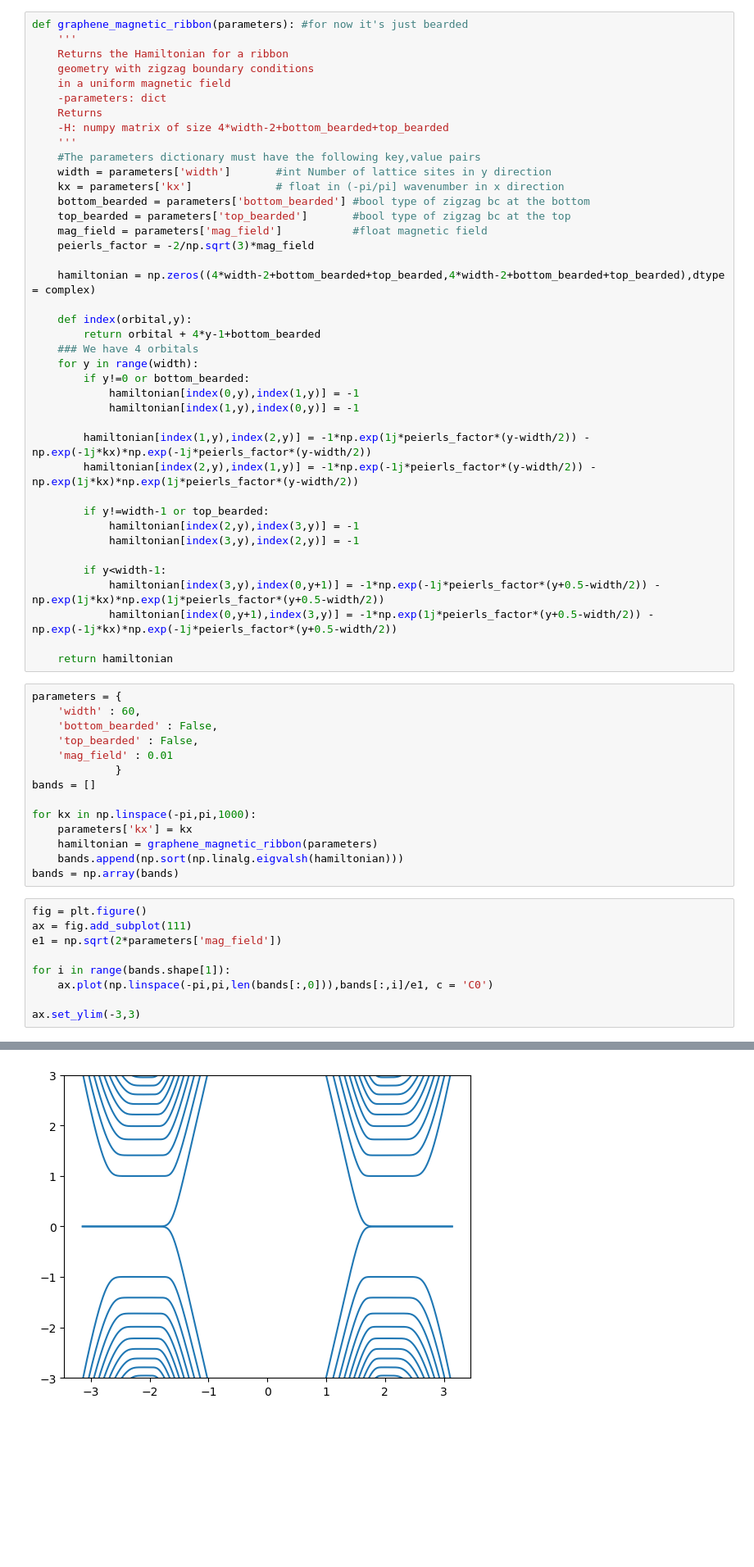
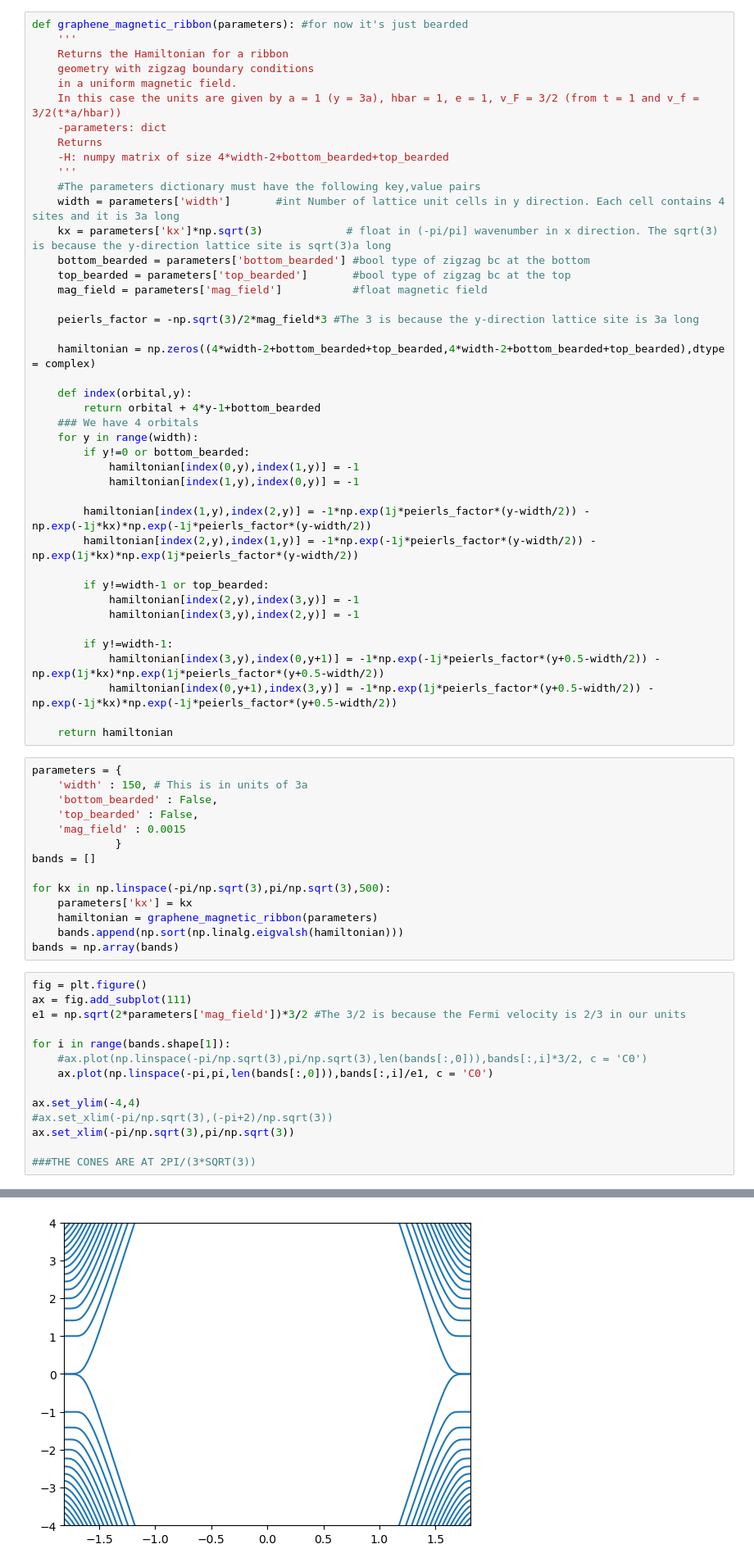
Before and after one commit to adonvel/tangent-magnetic-field, a Jupyter notebook: graphene.ipynb, the cells around one changed output, grey strips where cells are left out. Shown at 82% size. Saved outputs shown, nothing was run; the diff lists cells and outputs as text; blank space fills up the shorter version.

Commit message:
Added files to produce plots

```diff
--- a/graphene.ipynb
+++ b/graphene.ipynb
@@ -14,18 +14,20 @@ def graphene_magnetic_ribbon(parameters): #for now it's just bearded
     '''
     Returns the Hamiltonian for a ribbon
     geometry with zigzag boundary conditions
-    in a uniform magnetic field
+    in a uniform magnetic field.
+    In this case the units are given by a = 1 (y = 3a), hbar = 1, e = 1, v_F = 3/2 (from t = 1 and v_f = 3/2(t*a/hbar))
     -parameters: dict
     Returns
     -H: numpy matrix of size 4*width-2+bottom_bearded+top_bearded
     '''
     #The parameters dictionary must have the following key,value pairs
-    width = parameters['width']       #int Number of lattice sites in y direction
-    kx = parameters['kx']             # float in (-pi/pi] wavenumber in x direction
+    width = parameters['width']       #int Number of lattice unit cells in y direction. Each cell contains 4 sites and it is 3a long
+    kx = parameters['kx']*np.sqrt(3)             # float in (-pi/pi] wavenumber in x direction. The sqrt(3) is because the y-direction lattice site is sqrt(3)a long
     bottom_bearded = parameters['bottom_bearded'] #bool type of zigzag bc at the bottom
     top_bearded = parameters['top_bearded']       #bool type of zigzag bc at the top
     mag_field = parameters['mag_field']           #float magnetic field
-    peierls_factor = -2/np.sqrt(3)*mag_field
+
+    peierls_factor = -np.sqrt(3)/2*mag_field*3 #The 3 is because the y-direction lattice site is 3a long
 
     hamiltonian = np.zeros((4*width-2+bottom_bearded+top_bearded,4*width-2+bottom_bearded+top_bearded),dtype = complex)
 
@@ -44,21 +46,21 @@ def graphene_magnetic_ribbon(parameters): #for now it's just bearded
             hamiltonian[index(2,y),index(3,y)] = -1
             hamiltonian[index(3,y),index(2,y)] = -1
 
-        if y<width-1:
+        if y!=width-1:
             hamiltonian[index(3,y),index(0,y+1)] = -1*np.exp(-1j*peierls_factor*(y+0.5-width/2)) - np.exp(1j*kx)*np.exp(1j*peierls_factor*(y+0.5-width/2))
             hamiltonian[index(0,y+1),index(3,y)] = -1*np.exp(1j*peierls_factor*(y+0.5-width/2)) - np.exp(-1j*kx)*np.exp(-1j*peierls_factor*(y+0.5-width/2))
 
     return hamiltonian
 # %%
 parameters = {
-    'width' : 60,
+    'width' : 150, # This is in units of 3a
     'bottom_bearded' : False,
     'top_bearded' : False,
-    'mag_field' : 0.01
+    'mag_field' : 0.0015
              }
 bands = []
 
-for kx in np.linspace(-pi,pi,1000):
+for kx in np.linspace(-pi/np.sqrt(3),pi/np.sqrt(3),500):
     parameters['kx'] = kx
     hamiltonian = graphene_magnetic_ribbon(parameters)
     bands.append(np.sort(np.linalg.eigvalsh(hamiltonian)))
@@ -66,10 +68,15 @@ bands = np.array(bands)
 # %%
 fig = plt.figure()
 ax = fig.add_subplot(111)
-e1 = np.sqrt(2*parameters['mag_field'])
+e1 = np.sqrt(2*parameters['mag_field'])*3/2 #The 3/2 is because the Fermi velocity is 2/3 in our units
 
 for i in range(bands.shape[1]):
+    #ax.plot(np.linspace(-pi/np.sqrt(3),pi/np.sqrt(3),len(bands[:,0])),bands[:,i]*3/2, c = 'C0')
     ax.plot(np.linspace(-pi,pi,len(bands[:,0])),bands[:,i]/e1, c = 'C0')
 
-ax.set_ylim(-3,3)
+ax.set_ylim(-4,4)
+#ax.set_xlim(-pi/np.sqrt(3),(-pi+2)/np.sqrt(3))
+ax.set_xlim(-pi/np.sqrt(3),pi/np.sqrt(3))
+
+###THE CONES ARE AT 2PI/(3*SQRT(3))
 # %% [output]
@@ -77 +84 @@ ax.set_ylim(-3,3)
-[figure, old version]
+[figure, new version]
```
Also changed, not shown: parts of 12 cells of this notebook, 4 other files.
